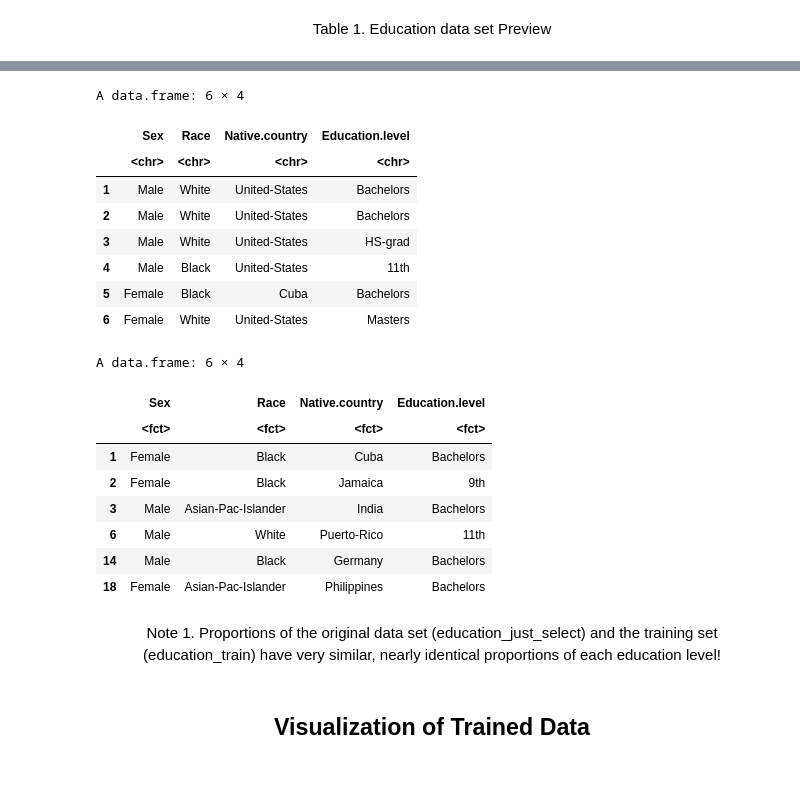
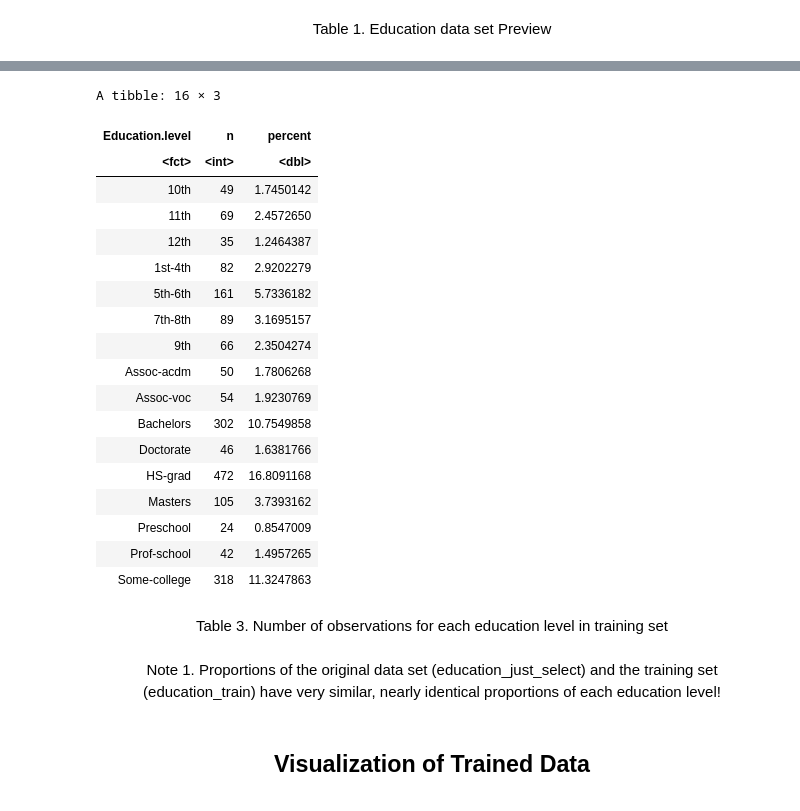
Before and after one commit to evelynmitchell189/Group_project_report, a Jupyter notebook: education_data.ipynb, the cells around one changed output, grey strips where cells are left out. Cells and saved outputs as stored; diff of their text form; code cells hidden in the pictures; blank space fills up the shorter version.

```diff
--- a/education_data.ipynb
+++ b/education_data.ipynb
@@ -114,9 +114,10 @@ split_education_proportions <- education_train |>
 
 #summarizing into a table to see how many observations there are for each education level:
 
-education_level_table <- education_train |>
+education_train_table <- education_train |>
                       group_by(Education.level) |>
-                      summarize(n = n())
+                      summarize(n = n()) |>
+                        mutate(percent = 100*n/nrow(education_select))
 # %%
 head(education_select)
 # %% [output]
@@ -158,27 +159,29 @@ A tibble: 16 × 2
-# %%
-head(education_just_select)
-head(education_train)
-# %% [output]
-A data.frame: 6 × 4
-|  | Sex | Race | Native.country | Education.level |
-|  | <chr> | <chr> | <chr> | <chr> |
-| 1 | Male | White | United-States | Bachelors |
-| 2 | Male | White | United-States | Bachelors |
-| 3 | Male | White | United-States | HS-grad |
-| 4 | Male | Black | United-States | 11th |
-| 5 | Female | Black | Cuba | Bachelors |
-| 6 | Female | White | United-States | Masters |
-A data.frame: 6 × 4
-|  | Sex | Race | Native.country | Education.level |
-|  | <fct> | <fct> | <fct> | <fct> |
-| 1 | Female | Black | Cuba | Bachelors |
-| 2 | Female | Black | Jamaica | 9th |
-| 3 | Male | Asian-Pac-Islander | India | Bachelors |
-| 6 | Male | White | Puerto-Rico | 11th |
-| 14 | Male | Black | Germany | Bachelors |
-| 18 | Female | Asian-Pac-Islander | Philippines | Bachelors |
-# %% [markdown]
-<center>Note 1. Proportions of the original data set (education_just_select) and the training set (education_train) have very similar, nearly identical proportions of each education level!</center>
+# %%
+education_train_table
+# %% [output]
+A tibble: 16 × 3
+| Education.level | n | percent |
+| <fct> | <int> | <dbl> |
+| 10th | 49 | 1.7450142 |
+| 11th | 69 | 2.4572650 |
+| 12th | 35 | 1.2464387 |
+| 1st-4th | 82 | 2.9202279 |
+| 5th-6th | 161 | 5.7336182 |
+| 7th-8th | 89 | 3.1695157 |
+| 9th | 66 | 2.3504274 |
+| Assoc-acdm | 50 | 1.7806268 |
+| Assoc-voc | 54 | 1.9230769 |
+| Bachelors | 302 | 10.7549858 |
+| Doctorate | 46 | 1.6381766 |
+| HS-grad | 472 | 16.8091168 |
+| Masters | 105 | 3.7393162 |
+| Preschool | 24 | 0.8547009 |
+| Prof-school | 42 | 1.4957265 |
+| Some-college | 318 | 11.3247863 |
+# %% [markdown]
+<center>Table 3. Number of observations for each education level in training set</center>
+# %% [markdown]
+<center>Note 1. Proportions of the original data set (education_just_select) and the training set (education_train) have very similar, nearly identical proportions of each education level!</center>
 # %% [markdown]
 <center><h2>Visualization of Trained Data</h2></center>
 # %%
```
Also changed, not shown: parts of 9 cells of this notebook.
